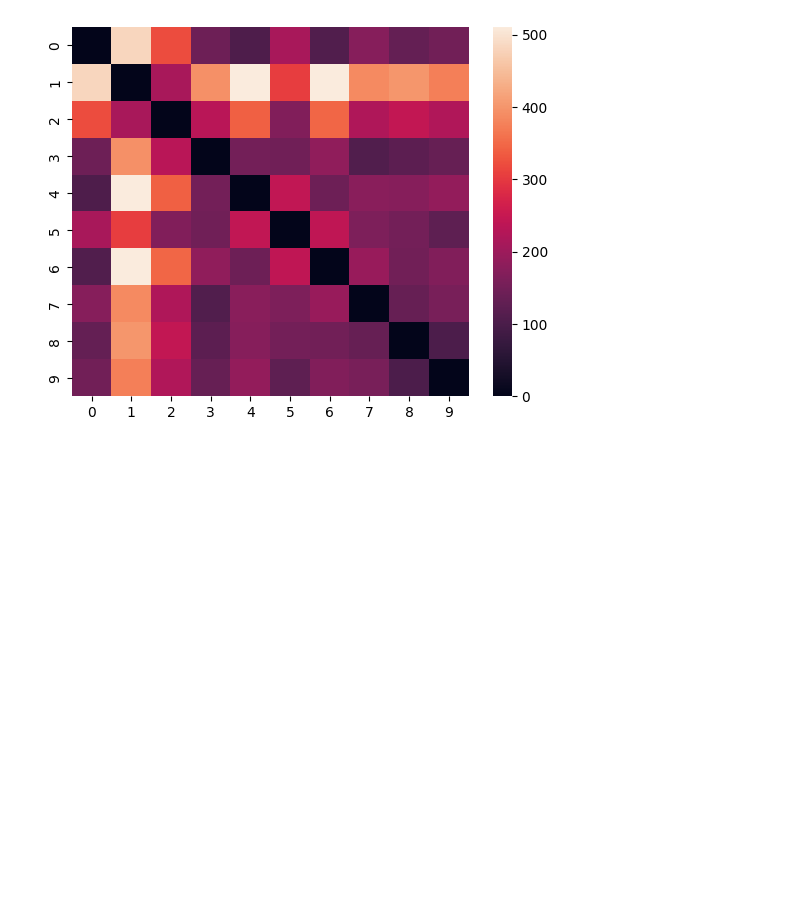
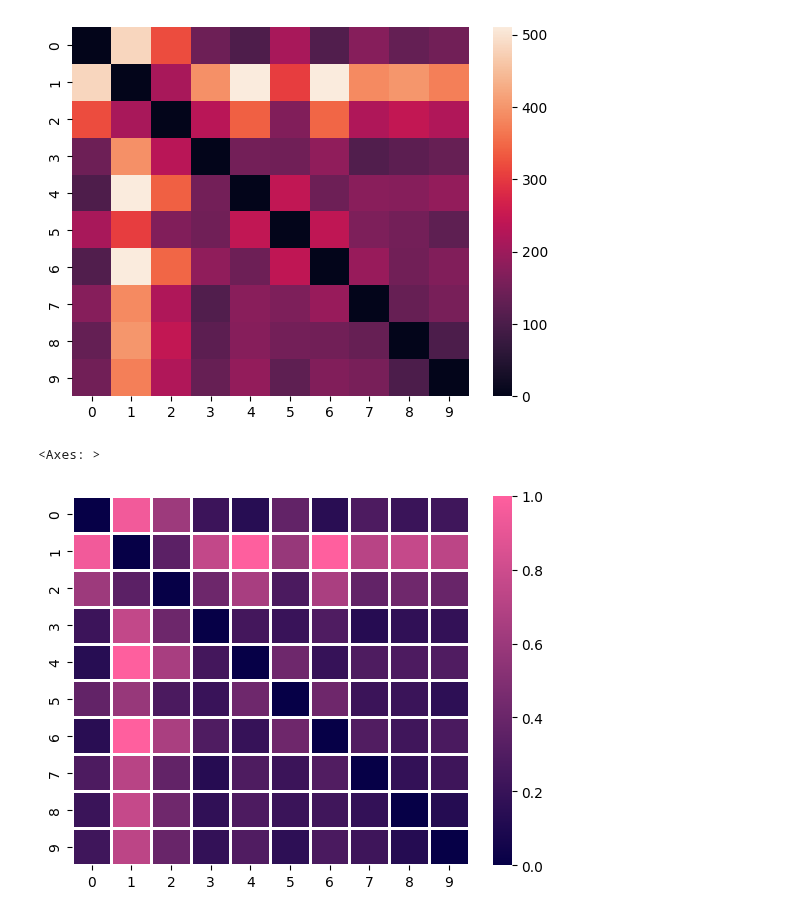
Before and after one commit to NuttidaLab/NeuralDecoder, a Jupyter notebook: notebooks/baseline_sklearn_other_deterministic.ipynb, the cells around one changed output. Saved outputs shown, nothing was run; the diff lists cells and outputs as text; code cells hidden in the pictures; blank space fills up the shorter version.

```diff
--- a/notebooks/baseline_sklearn_other_deterministic.ipynb
+++ b/notebooks/baseline_sklearn_other_deterministic.ipynb
@@ -139,3 +211,30 @@ sns.heatmap(result)
 # %% [output]
 <Axes: >
 [figure]
+# %%
+import seaborn as sns
+from matplotlib.colors import LinearSegmentedColormap
+
+boundaries = [0.0, 1.0]  # custom boundaries
+
+# here I generated twice as many colors,
+# so that I could prune the boundaries more clearly
+hex_colors = ['#060047', '#FF5F9E']
+
+colors=list(zip(boundaries, hex_colors))
+
+custom_color_map = LinearSegmentedColormap.from_list(
+    name='custom_navy',
+    colors=colors,
+)
+
+sns.heatmap(
+    vmin=0.0,
+    vmax=1.0,
+    data=results[0],
+    cmap=custom_color_map,
+    linewidths=0.75,
+)
+# %% [output]
+<Axes: >
+[figure, added]
```
Also changed, not shown: parts of 17 cells of this notebook, 4 other files.
